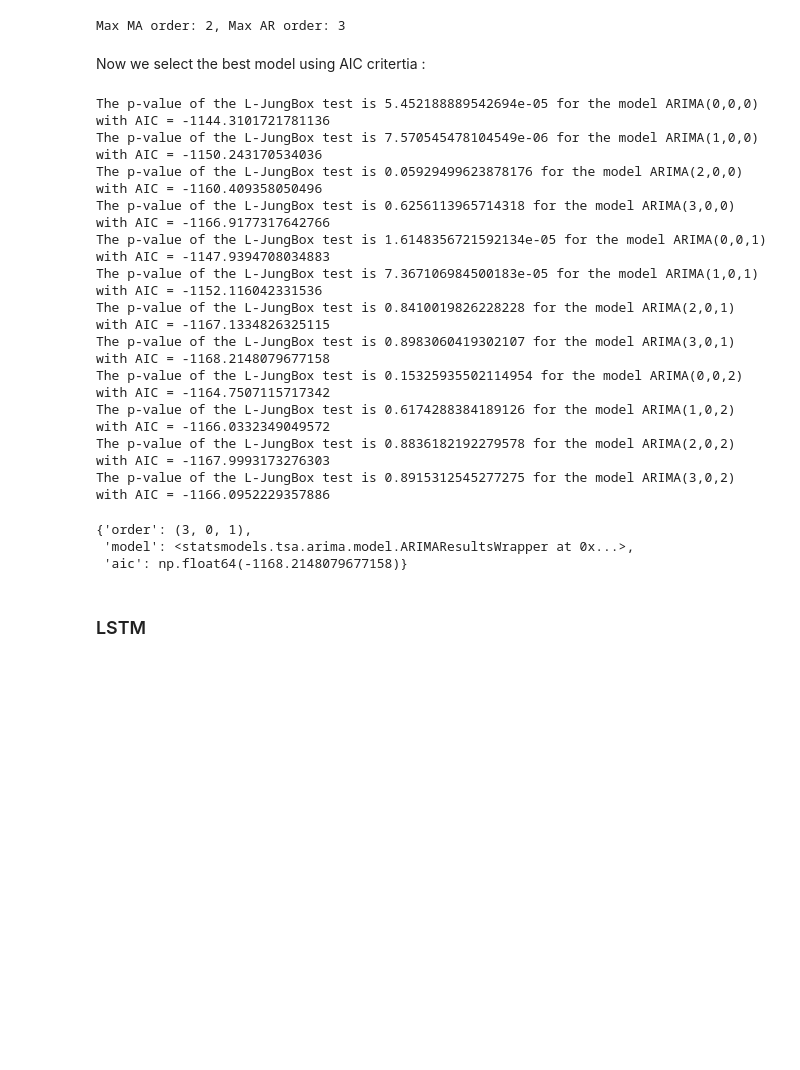
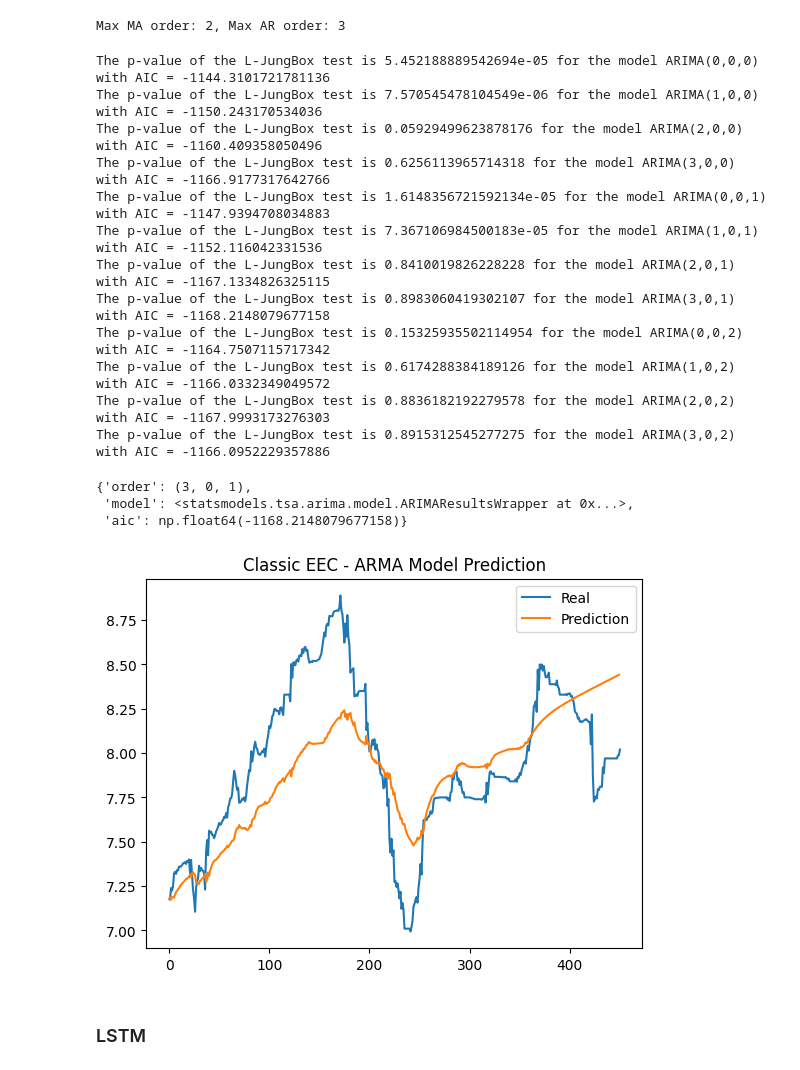
Before and after one commit to R4nd0mnam3/Time_series_Prediction, a Jupyter notebook: main.ipynb, the cells around one changed output. Drawn from its saved outputs; the diff is of its cells as text; code cells hidden in the pictures; blank space fills up the shorter version.

```diff
--- a/main.ipynb
+++ b/main.ipynb
@@ -178,12 +183,13 @@ ar_max_order = LineaTimeSeriesModel.get_ar_max_order()
 print(f"Max MA order: {ma_max_order}, Max AR order: {ar_max_order}")
 # %% [output]
 Max MA order: 2, Max AR order: 3
-# %% [markdown]
-Now we select the best model using AIC critertia :
 # %%
+# Selecting the best model according to AIC using the maximum relevant lags
+
 warnings.filterwarnings("ignore")
 
 selected_models = LineaTimeSeriesModel.select_model(ma_max_order, ar_max_order)
+selected_models["aic"]
 # %% [output]
 The p-value of the L-JungBox test is 5.452188889542694e-05 for the model ARIMA(0,0,0) with AIC = -1144.3101721781136
 The p-value of the L-JungBox test is 7.570545478104549e-06 for the model ARIMA(1,0,0) with AIC = -1150.243170534036
@@ -197,12 +203,22 @@ The p-value of the L-JungBox test is 0.15325935502114954 for the model ARIMA(0,0
 The p-value of the L-JungBox test is 0.6174288384189126 for the model ARIMA(1,0,2) with AIC = -1166.0332349049572
 The p-value of the L-JungBox test is 0.8836182192279578 for the model ARIMA(2,0,2) with AIC = -1167.9993173276303
 The p-value of the L-JungBox test is 0.8915312545277275 for the model ARIMA(3,0,2) with AIC = -1166.0952229357886
+{'order': (3, 0, 1),
+ 'model': <statsmodels.tsa.arima.model.ARIMAResultsWrapper at 0x...>,
+ 'aic': np.float64(-1168.2148079677158)}
-# %%
-selected_models["aic"]
-# %% [output]
-{'order': (3, 0, 1),
- 'model': <statsmodels.tsa.arima.model.ARIMAResultsWrapper at 0x...>,
- 'aic': np.float64(-1168.2148079677158)}
+# %%
+train_pred, test_pred = LineaTimeSeriesModel.model_prediction(selected_models["aic"]["model"])
+prediction = np.concatenate([train_pred, test_pred])
+cum_prediction = np.cumsum(prediction) + classic_df["SPOT"].iloc[0]
+
+plt.figure()
+plt.title("Classic EEC - ARMA Model Prediction")
+plt.plot(classic_df["SPOT"], label="Real")
+plt.plot(cum_prediction, label="Prediction")
+plt.legend()
+plt.show()
+# %% [output]
+[figure, added]
 # %% [markdown]
 ### LSTM
 # %% [markdown]
```
Also changed, not shown: parts of 9 cells of this notebook, 4 other files.
